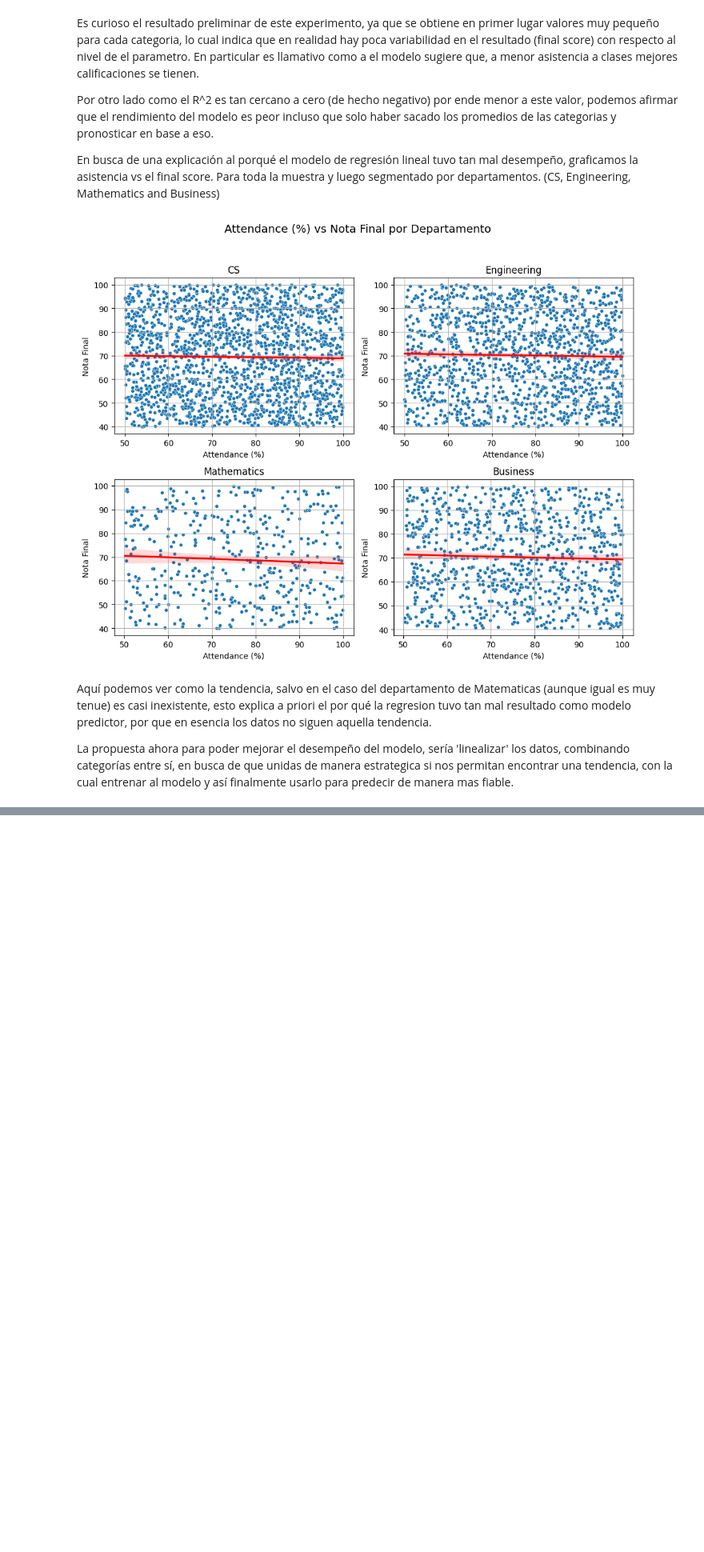
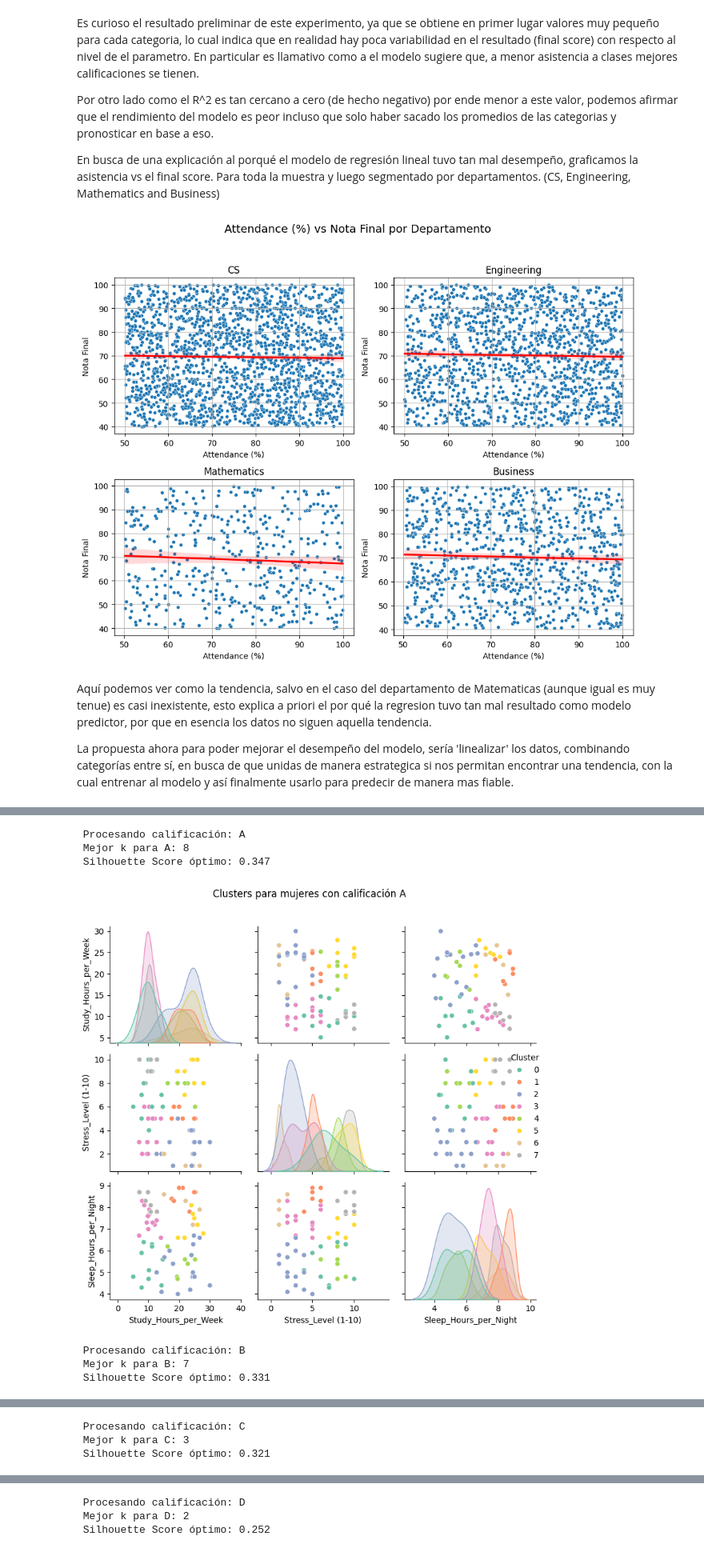
Before and after one commit to Baasty-OCh/Miner-a-curso-, a Jupyter notebook: ProyectoMineria.ipynb, the cells around one changed output, grey strips where cells are left out. Shown at 80% size. Drawn from its saved outputs; the diff is of its cells as text; code cells hidden in the pictures; blank space fills up the shorter version.

```diff
--- a/ProyectoMineria.ipynb
+++ b/ProyectoMineria.ipynb
@@ -263,7 +346,7 @@ grades = ['A', 'B', 'C', 'D']
 
 # Iterar sobre cada calificación
 for grade in grades:
-    print(f"\n📚 Procesando calificación: {grade}")
+    print(f"\n Procesando calificación: {grade}")
 
     # Filtrar datos: mujeres, calificación específica, matemáticas
     df_filtered = df[
@@ -275,7 +358,7 @@ for grade in grades:
     # Quitar filas con NaNs
     X = df_filtered[cols_numericas].dropna()
     if len(X) < 10:
-        print(f"❌ No hay suficientes datos para calificación {grade} (solo {len(X)} filas). Saltando...")
+        print(f" No hay suficientes datos para calificación {grade} (solo {len(X)} filas). Saltando...")
         continue
 
     # Escalado
@@ -283,40 +366,48 @@ for grade in grades:
     X_scaled = scaler.fit_transform(X)
 
     # Probar distintos valores de k
     silhouette_scores = []
     models = []
     K_range = range(2, 11)
 
     for k in K_range:
         model = KMeans(n_clusters=k, random_state=42, n_init='auto')
         labels = model.fit_predict(X_scaled)
         score = silhouette_score(X_scaled, labels)
         silhouette_scores.append(score)
         models.append((model, labels))
 
     # Elegir mejor modelo
     best_k = K_range[np.argmax(silhouette_scores)]
     best_model, best_labels = models[np.argmax(silhouette_scores)]
 
-    print(f"✔️ Mejor k para {grade}: {best_k}")
-    print(f"✔️ Silhouette Score óptimo: {max(silhouette_scores):.3f}")
+    print(f" Mejor k para {grade}: {best_k}")
+    print(f" Silhouette Score óptimo: {max(silhouette_scores):.3f}")
 
     # Asignar clusters al dataframe original
     df_sin_na = df_filtered.loc[X.index].copy()
     df_sin_na['Cluster'] = best_labels
 
     # Pairplot de hábitos
     sns.pairplot(df_sin_na, hue='Cluster', vars=cols_numericas, palette='Set2')
     plt.suptitle(f'Clusters para mujeres con calificación {grade}', y=1.02)
     plt.tight_layout()
     plt.show()
 
     # Gráfico del silhouette score
-    plt.figure(figsize=(8, 5))
-    plt.plot(K_range, silhouette_scores, marker='o', linestyle='-')
-    plt.title(f"Silhouette Score vs Número de Clusters (Grade {grade})")
-    plt.xlabel("Número de Clusters (k)")
-    plt.ylabel("Silhouette Score")
-    plt.xticks(K_range)
-    plt.grid(True)
-    plt.show()
+    #plt.figure(figsize=(8, 5))
+    #plt.plot(K_range, silhouette_scores, marker='o', linestyle='-')
+    #plt.title(f"Silhouette Score vs Número de Clusters (Grade {grade})")
+    #plt.xlabel("Número de Clusters (k)")
+    #plt.ylabel("Silhouette Score")
+    #plt.xticks(K_range)
+    #plt.grid(True)
+    #plt.show()
+# %% [output]
+ Procesando calificación: A
+ Mejor k para A: 8
+ Silhouette Score óptimo: 0.347
+[figure, added]
+ Procesando calificación: B
+ Mejor k para B: 7
+ Silhouette Score óptimo: 0.331
@@ -322,0 +415,3 @@ for grade in grades:
+ Procesando calificación: C
+ Mejor k para C: 3
+ Silhouette Score óptimo: 0.321
@@ -322,0 +419,3 @@ for grade in grades:
+ Procesando calificación: D
+ Mejor k para D: 2
+ Silhouette Score óptimo: 0.252
```
Also changed, not shown: parts of 4 cells of this notebook.
